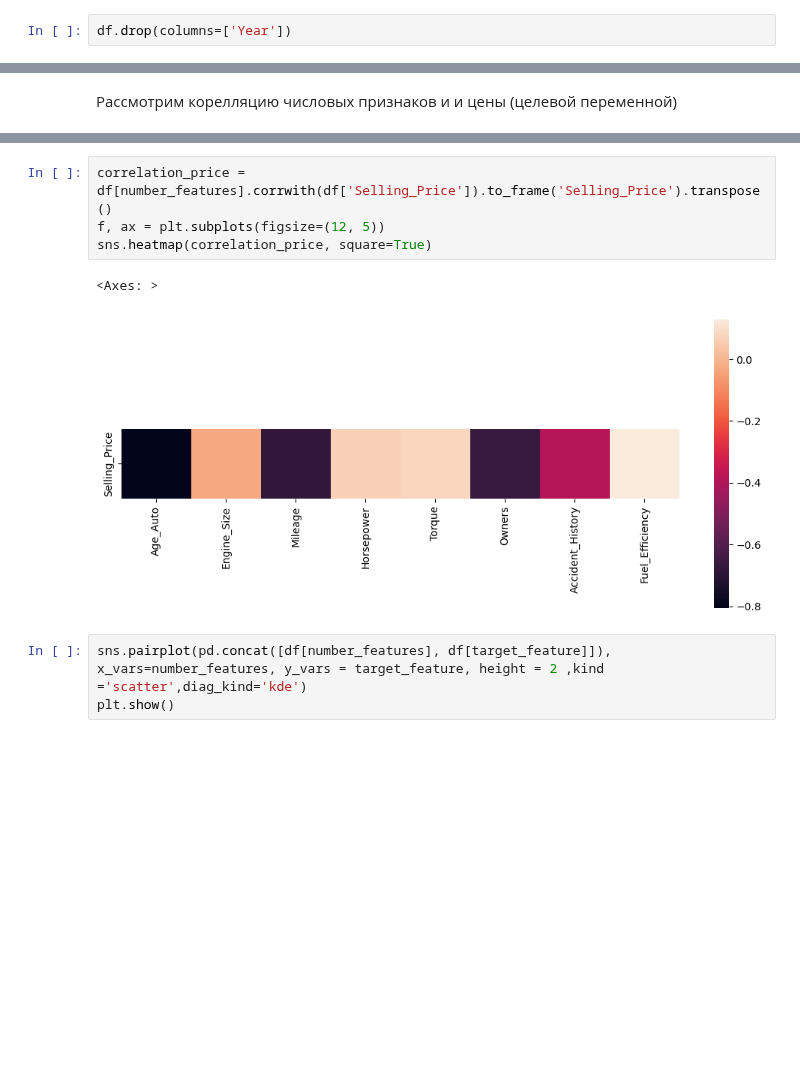
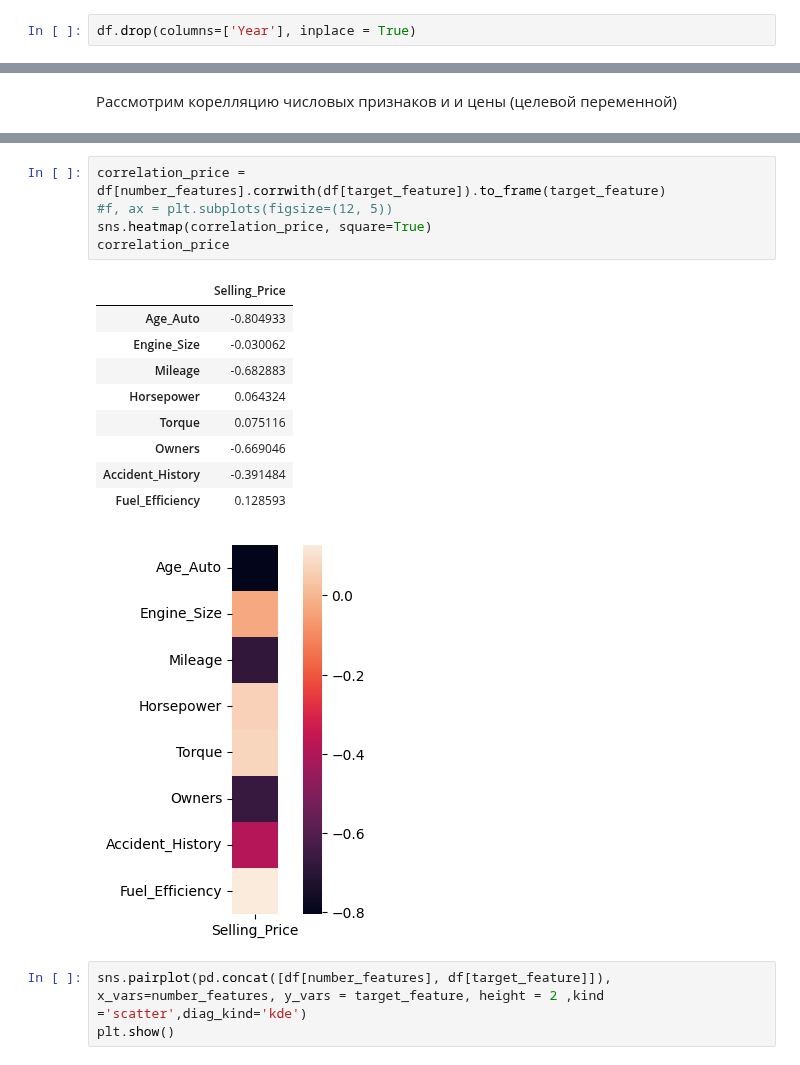
Before and after one commit to kataamb/notebooks_data_analysis, a Jupyter notebook: kaggle_automobile_prices/kaggle_automobile_dataset_analysis.ipynb, the cells around one changed output, grey strips where cells are left out. Cells and saved outputs as stored; diff of their text form; blank space fills up the shorter version.

```diff
--- a/kaggle_automobile_prices/kaggle_automobile_dataset_analysis.ipynb
+++ b/kaggle_automobile_prices/kaggle_automobile_dataset_analysis.ipynb
@@ -164,4 +164,4 @@ from datetime import datetime
 # %%
 df['Age_Auto'] = datetime.now().year - df['Year']
 # %%
-df.drop(columns=['Year'])
+df.drop(columns=['Year'], inplace = True)
@@ -194,10 +215,19 @@ target_feature = 'Selling_Price'
 # %%
-correlation_price = df[number_features].corrwith(df['Selling_Price']).to_frame('Selling_Price').transpose()
-f, ax = plt.subplots(figsize=(12, 5))
+correlation_price = df[number_features].corrwith(df[target_feature]).to_frame(target_feature)
+#f, ax = plt.subplots(figsize=(12, 5))
 sns.heatmap(correlation_price, square=True)
+correlation_price
 # %% [output]
-<Axes: >
+|  | Selling_Price |
+| Age_Auto | -0.804933 |
+| Engine_Size | -0.030062 |
+| Mileage | -0.682883 |
+| Horsepower | 0.064324 |
+| Torque | 0.075116 |
+| Owners | -0.669046 |
+| Accident_History | -0.391484 |
+| Fuel_Efficiency | 0.128593 |
-[figure, old version]
+[figure, new version]
 # %%
 sns.pairplot(pd.concat([df[number_features], df[target_feature]]), x_vars=number_features, y_vars = target_feature, height = 2 ,kind ='scatter',diag_kind='kde')
 plt.show()
```
Also changed, not shown: parts of 29 cells of this notebook.
